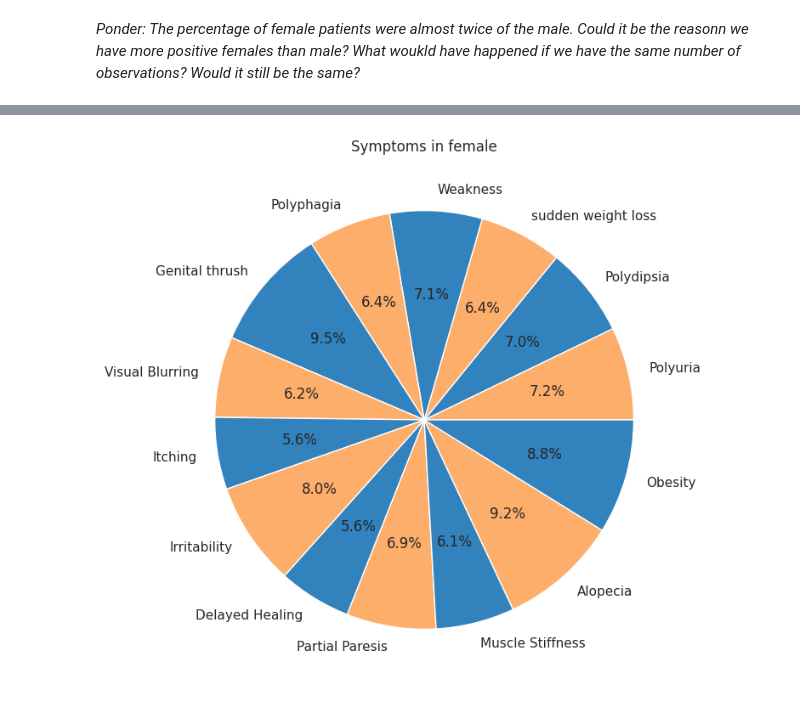
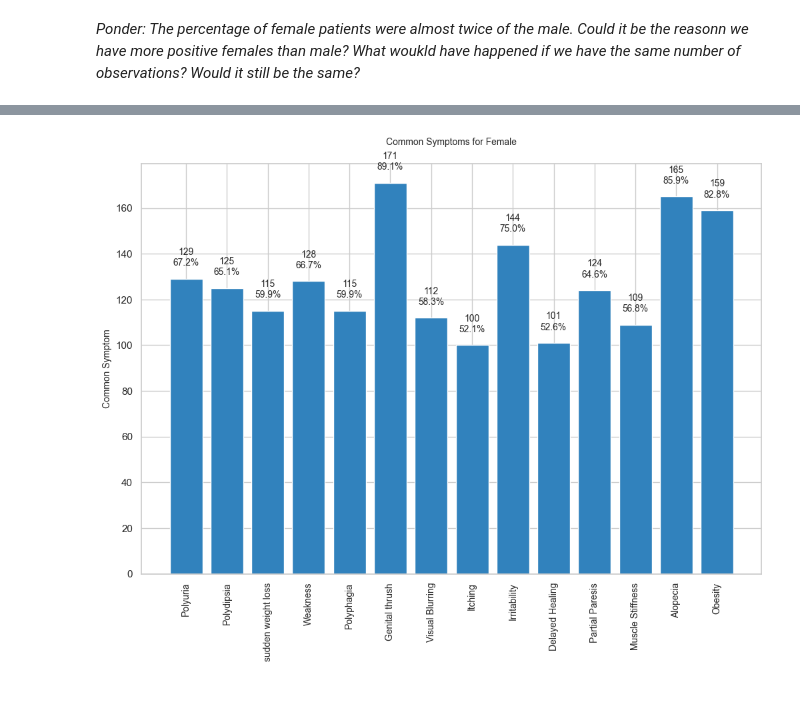
Before and after one commit to ifuu16/diabetes_early_detection, a Jupyter notebook: Early_Diabetes_Detection.ipynb, the cells around one changed output, grey strips where cells are left out. Saved outputs shown, nothing was run; the diff lists cells and outputs as text; code cells hidden in the pictures.

```diff
--- a/Early_Diabetes_Detection.ipynb
+++ b/Early_Diabetes_Detection.ipynb
@@ -17,7 +31,7 @@ import seaborn as sns
 import warnings
 warnings.filterwarnings('ignore')
 # %%
-data = pd.read_csv("/content/diabetes_risk_prediction_dataset.csv")
+data = pd.read_csv("diabetes_risk_prediction_dataset.csv")
 # %%
 #Get a glance of the data
 data.head()
@@ -173,7 +187,7 @@ common_male_symptoms_df = pd.DataFrame({
 sns.set(style='whitegrid')  # Set a white grid background for better readability
 # Plot the common symptoms
 plt.figure(figsize=(12, 10))
-symptom_plot = plt.barh(common_male_symptoms_df['Symptoms'], common_male_symptoms_df['Common Symptoms_Count'], color=['#3182bd'])
+symptom_plot = plt.bar(common_male_symptoms_df['Symptoms'], common_male_symptoms_df['Common Symptoms_Count'], color=['#3182bd'])
 plt.title('Common Symptoms for Male', fontsize=10, pad=20)
 plt.ylabel('Common Symptom', fontsize=10)
 plt.xticks(rotation=90, fontsize=10)
@@ -182,10 +196,10 @@ plt.xticks(rotation=90, fontsize=10)
 #Display the percentage count
 total = len(male_data)
 for bar in symptom_plot:
-    percentage = '{:.1f}%'.format(100 * (bar.get_width() / total)) # Calculate the percentage to one significant figure
-    count = bar.get_width()
-    x = bar.get_x() + bar.get_width() +  0.03 *total # Place the text at the center of the bar/patch
-    y = bar.get_y() + bar.get_height() / 4  # Adjust the vertical position of the text
+    percentage = '{:.1f}%'.format(100 * (bar.get_height() / total)) # Calculate the percentage to one significant figure
+    count = bar.get_height()
+    x = bar.get_x() + bar.get_width() /2 # Place the text at the center of the bar/patch
+    y =  bar.get_height() +  0.01 *total  # Adjust the vertical position of the text
     plt.text(x, y, f'{count}\n{percentage}', ha='center', fontsize=10)
 
 
@@ -195,31 +209,44 @@ plt.show()
 # %%
 #Percentage of Symptoms in female
 
 
 
 # Identify Common Symptoms for Males
 female_data = data[data['Gender'] == 'Female']
 common_female_symptoms = female_data.drop(["Gender", "Age", "Class"], axis=1).apply(lambda x: x.value_counts().max())
 
 
 common_female_symptoms_df = pd.DataFrame({
     'Symptoms': common_female_symptoms.index,
     'Common Symptoms_Count': common_female_symptoms.values
 })
 
-# Create a pie plot
-plt.figure(figsize=(8, 8))
-symptomf_plot = plt.pie( common_female_symptoms_df['Common Symptoms_Count'], labels=common_female_symptoms_df['Symptoms'], autopct='%1.1f%%',colors=['#fdae6b', '#3182bd'])
+
+sns.set(style='whitegrid')  # Set a white grid background for better readability
+# Plot the common symptoms
+plt.figure(figsize=(12, 8))
+symptom_plot = plt.bar(common_female_symptoms_df['Symptoms'], common_female_symptoms_df['Common Symptoms_Count'], color=['#3182bd'])
+plt.title('Common Symptoms for Female', fontsize=10, pad=20)
+plt.ylabel('Common Symptom', fontsize=10)
+plt.xticks(rotation=90, fontsize=10)
 
 
-# Add labels and title
+#Display the percentage count
+total = len(female_data)
+for bar in symptom_plot:
+    percentage = '{:.1f}%'.format(100 * (bar.get_height() / total)) # Calculate the percentage to one significant figure
+    count = bar.get_height()
+    x = bar.get_x() + bar.get_width()/2  # Place the text at the center of the bar/patch
+    y =  bar.get_height() +  0.03 *total  # Adjust the vertical position of the text
+    plt.text(x, y, f'{count}\n{percentage}', ha='center', fontsize=10)
 
-plt.title('Symptoms in female')
+
+
 
 # Show the plot
 plt.show()
 # %% [output]
-[figure, old version]
+[figure, new version]
 # %%
 #Age Distribution Male
 sns.set(style='whitegrid')  # Set a white grid background for better readability
```
Also changed, not shown: parts of 7 cells of this notebook.
